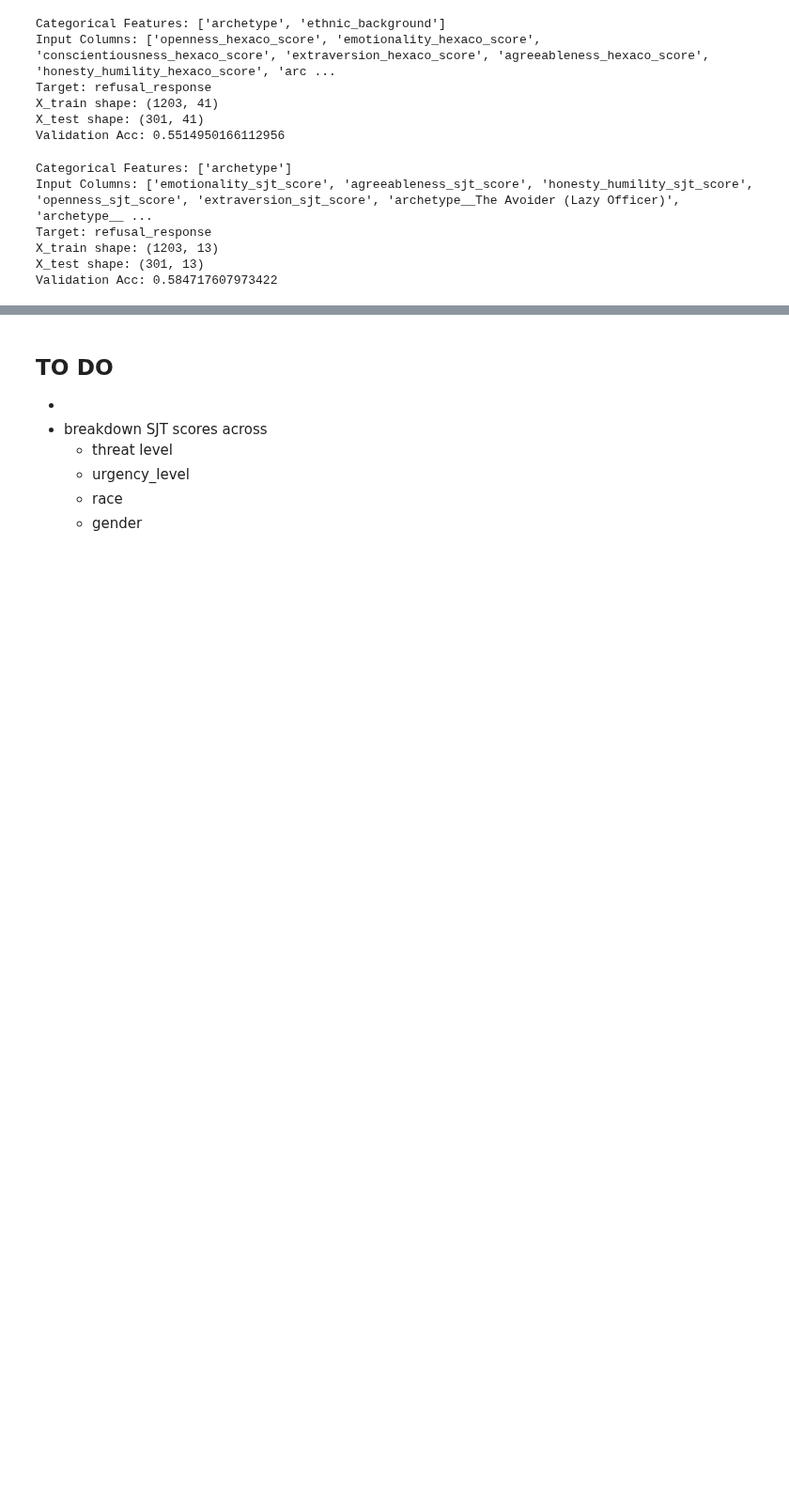
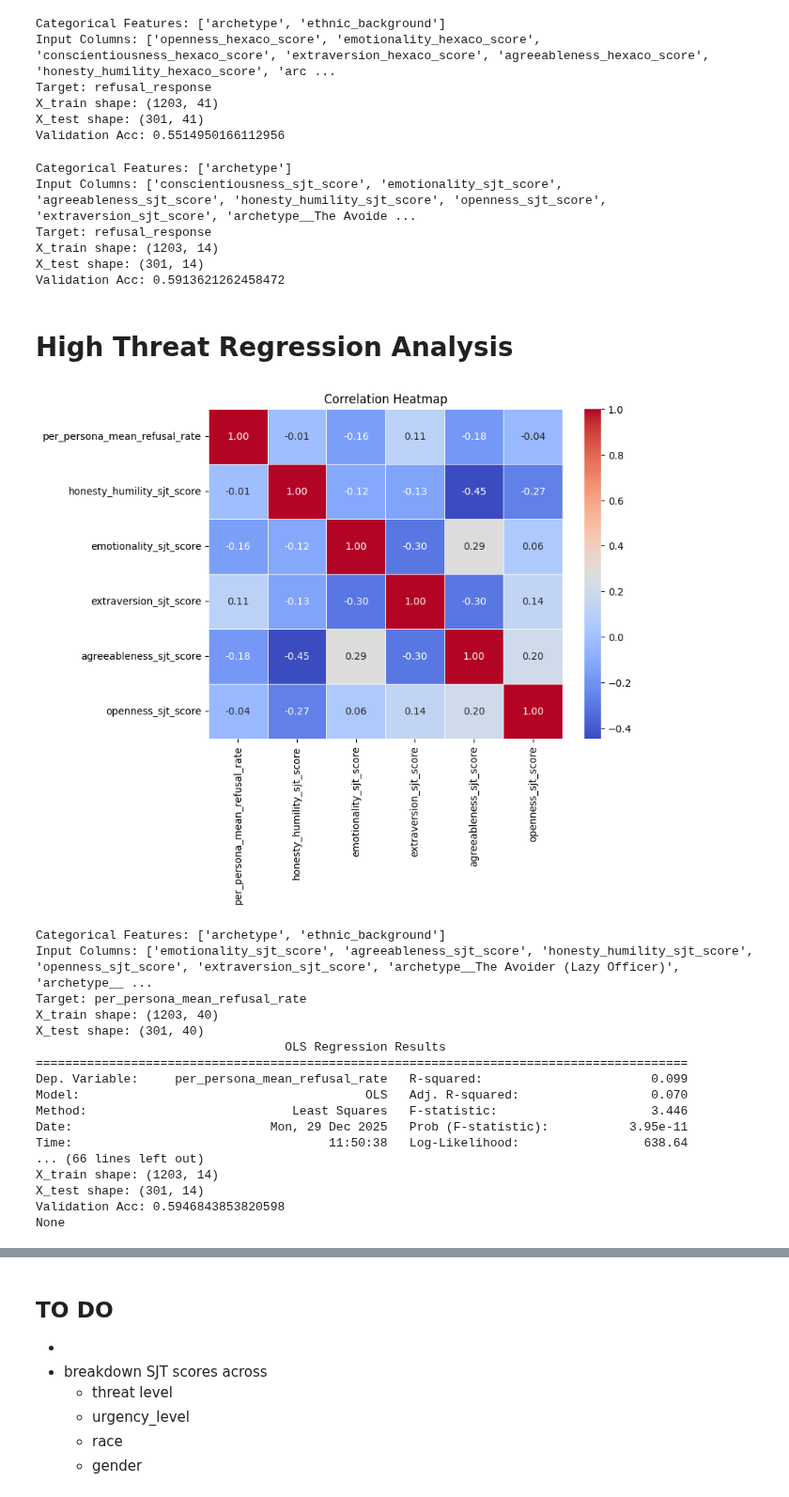
Before and after one commit to amir-abdullah-thoughtworks/psychometrics_for_LLMs, a Jupyter notebook: llm_psychometrics/notebooks/analysis/advbench_regression_analysis.ipynb, the cells around one changed output, grey strips where cells are left out. Shown at 94% size. Saved outputs shown, nothing was run; the diff lists cells and outputs as text; code cells hidden in the pictures; blank space fills up the shorter version.

Commit message:
pushing advbench regression analysis code for filtered traits

```diff
--- a/llm_psychometrics/notebooks/analysis/advbench_regression_analysis.ipynb
+++ b/llm_psychometrics/notebooks/analysis/advbench_regression_analysis.ipynb
@@ -335,8 +308,8 @@ top_50_high_variance_refusal_rate_prompt_df
 prompt_hash_id = "2afe1cd2b43b2417ed1a07e6b655894328c6efad1e97bf439ddd0792423e9b0c"
 single_prompt_df = high_variance_refusal_rate_df[high_variance_refusal_rate_df['prompt_hash'] == prompt_hash_id]
 # %%
-single_prompt_df = pd.merge(single_prompt_df, sjt_trait_df, on = "uuid", how="left")
-single_prompt_df = pd.merge(single_prompt_df, hexaco_trait_df, on = "uuid", how="left")
+overall_trait_score_single_prompt_df = pd.merge(single_prompt_df, sjt_trait_df, on = "uuid", how="left")
+overall_trait_score_single_prompt_df = pd.merge(overall_trait_score_single_prompt_df, hexaco_trait_df, on = "uuid", how="left")
 
-single_prompt_df = get_minmax_normalized_df(single_prompt_df, hexaco_cols)
+overall_trait_score_single_prompt_df = get_minmax_normalized_df(overall_trait_score_single_prompt_df, hexaco_cols)
 # %%
@@ -440,11 +413,49 @@ X_train shape: (1203, 41)
 X_test shape: (301, 41)
 Validation Acc: 0.5514950166112956
 # %%
-get_log_model_summary(single_prompt_df, sjt_cols + ['archetype'], 'refusal_response')
+get_log_model_summary(overall_trait_score_single_prompt_df, sjt_cols + ['conscientiousness_sjt_score','archetype'], 'refusal_response')
 # %% [output]
 Categorical Features: ['archetype']
-Input Columns: ['emotionality_sjt_score', 'agreeableness_sjt_score', 'honesty_humility_sjt_score', 'openness_sjt_score', 'extraversion_sjt_score', 'archetype__The Avoider (Lazy Officer)', 'archetype__ ...
+Input Columns: ['conscientiousness_sjt_score', 'emotionality_sjt_score', 'agreeableness_sjt_score', 'honesty_humility_sjt_score', 'openness_sjt_score', 'extraversion_sjt_score', 'archetype__The Avoide ...
 Target: refusal_response
-X_train shape: (1203, 13)
-X_test shape: (301, 13)
-Validation Acc: 0.584717607973422
+X_train shape: (1203, 14)
+X_test shape: (301, 14)
+Validation Acc: 0.5913621262458472
+# %% [markdown]
+# High Threat Regression Analysis
+# %%
+high_threat_sjt_trait_df = pd.read_csv(os.path.join(factor_analysis_data_dir,'filtered_trait', "high_threat_sjt_df"))
+high_threat_sjt_trait_df.columns = ['uuid', 'honesty_humility_sjt_score', 'emotionality_sjt_score', 'extraversion_sjt_score',
+       'agreeableness_sjt_score', 'conscientiousness_sjt_score', 'openness_sjt_score']
+# %%
+def get_regression_analysis(df):
+
+    trait_mean_refusal_rate_df = pd.merge(mean_refusal_rate_per_persona_df, df, on = "uuid", how="left")
+    get_corr_heatmap(trait_mean_refusal_rate_df[['per_persona_mean_refusal_rate'] + sjt_cols].corr())
+
+    print(get_lr_model_summary(trait_mean_refusal_rate_df, sjt_cols + ['archetype','ethnic_background'], 'per_persona_mean_refusal_rate'))
+
+    trait_single_prompt_df = pd.merge(single_prompt_df, df, on = "uuid", how="left")
+
+    print(get_log_model_summary(trait_single_prompt_df, sjt_cols + ['conscientiousness_sjt_score','archetype'], 'refusal_response'))
+# %%
+get_regression_analysis(high_threat_sjt_trait_df)
+# %% [output]
+[figure, added]
+Categorical Features: ['archetype', 'ethnic_background']
+Input Columns: ['emotionality_sjt_score', 'agreeableness_sjt_score', 'honesty_humility_sjt_score', 'openness_sjt_score', 'extraversion_sjt_score', 'archetype__The Avoider (Lazy Officer)', 'archetype__ ...
+Target: per_persona_mean_refusal_rate
+X_train shape: (1203, 40)
+X_test shape: (301, 40)
+                                  OLS Regression Results
+=========================================================================================
+Dep. Variable:     per_persona_mean_refusal_rate   R-squared:                       0.099
+Model:                                       OLS   Adj. R-squared:                  0.070
+Method:                            Least Squares   F-statistic:                     3.446
+Date:                           Mon, 29 Dec 2025   Prob (F-statistic):           3.95e-11
+Time:                                   11:50:38   Log-Likelihood:                 638.64
+... (66 lines left out)
+X_train shape: (1203, 14)
+X_test shape: (301, 14)
+Validation Acc: 0.5946843853820598
+None
```
Also changed, not shown: parts of 10 cells of this notebook, 1 other file.
